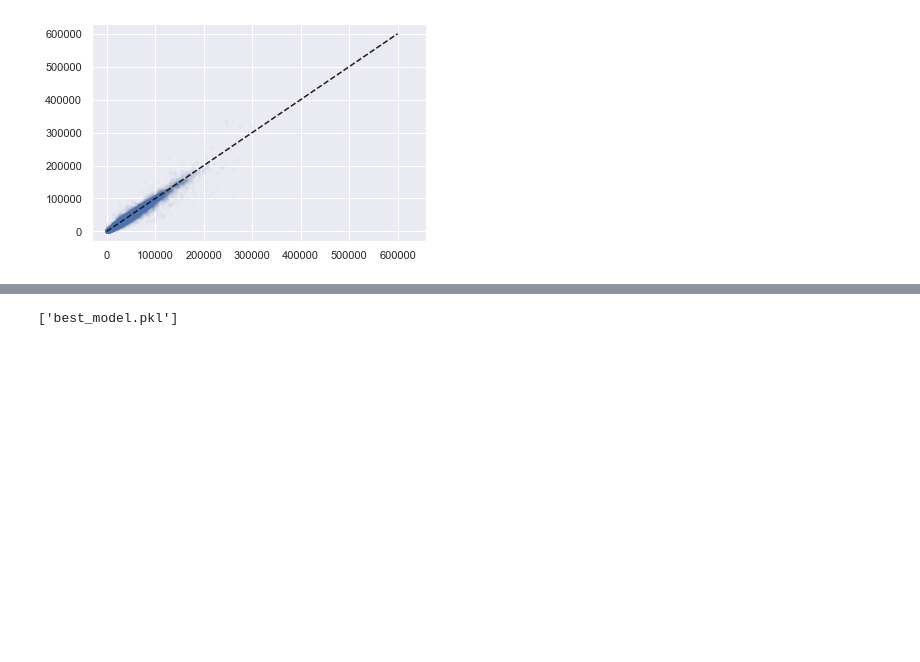
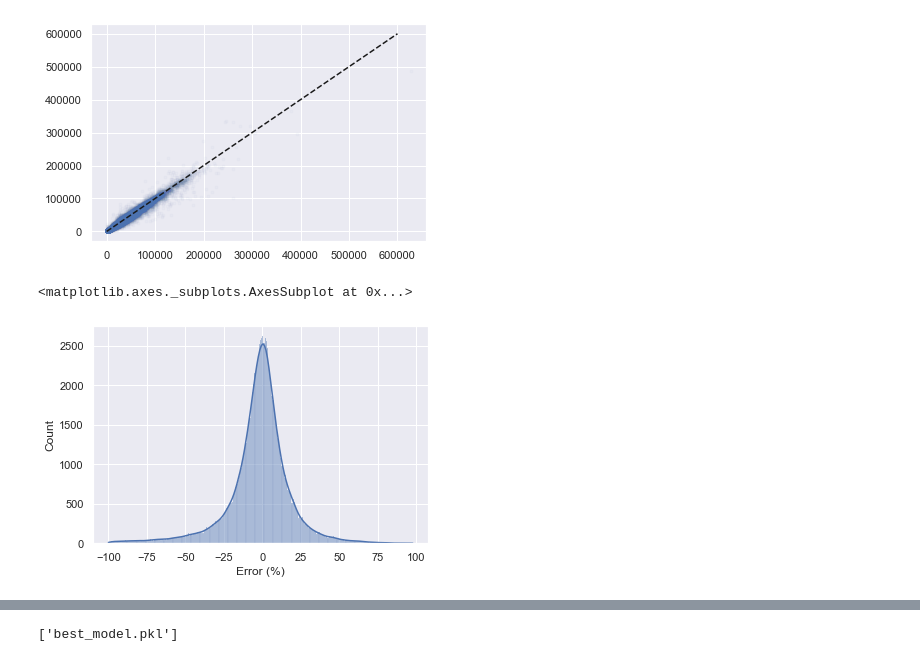
Before and after one commit to JelleWestra/Data-Science-for-Business-Improvement, a Jupyter notebook: project2/Project 2 - Team 12.ipynb, the cells around one changed output, grey strips where cells are left out. Cells and saved outputs as stored; diff of their text form; code cells hidden in the pictures; blank space fills up the shorter version.

```diff
--- a/project2/Project 2 - Team 12.ipynb
+++ b/project2/Project 2 - Team 12.ipynb
@@ -1951,3 +1924,13 @@ plt.plot(y_test, y_hat, '.', alpha=0.02)
 plt.plot([0,600000], [0,600000], 'k--');
 # %% [output]
 [figure]
+# %%
+error_pct = (y_test - y_hat) / y_test * 100
+
+err = error_pct[(error_pct > -100) & (error_pct < 100)]
+err.name = 'Error (%)'
+
+sns.histplot(err, kde=True)
+# %% [output]
+<matplotlib.axes._subplots.AxesSubplot at 0x...>
+[figure, added]
```
Also changed, not shown: parts of 42 cells of this notebook.
